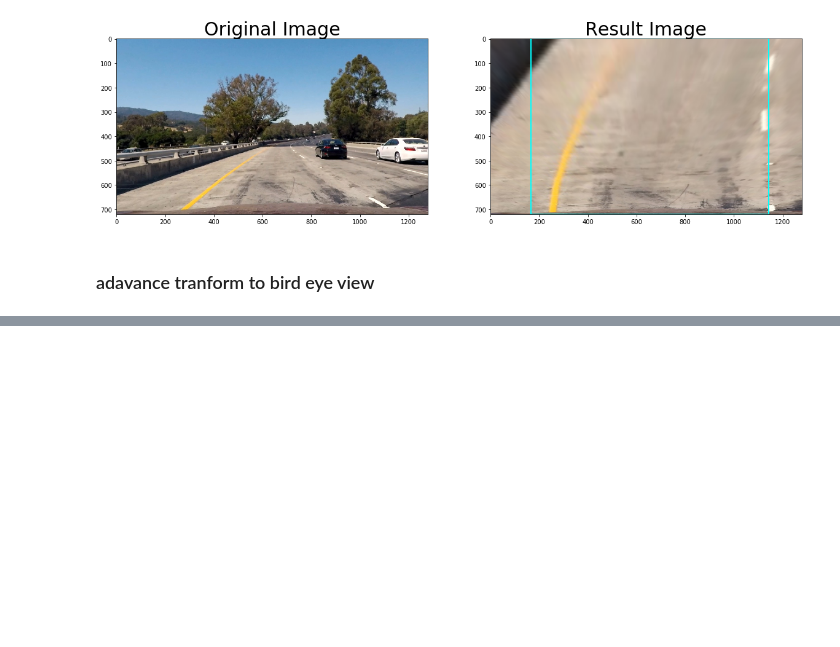
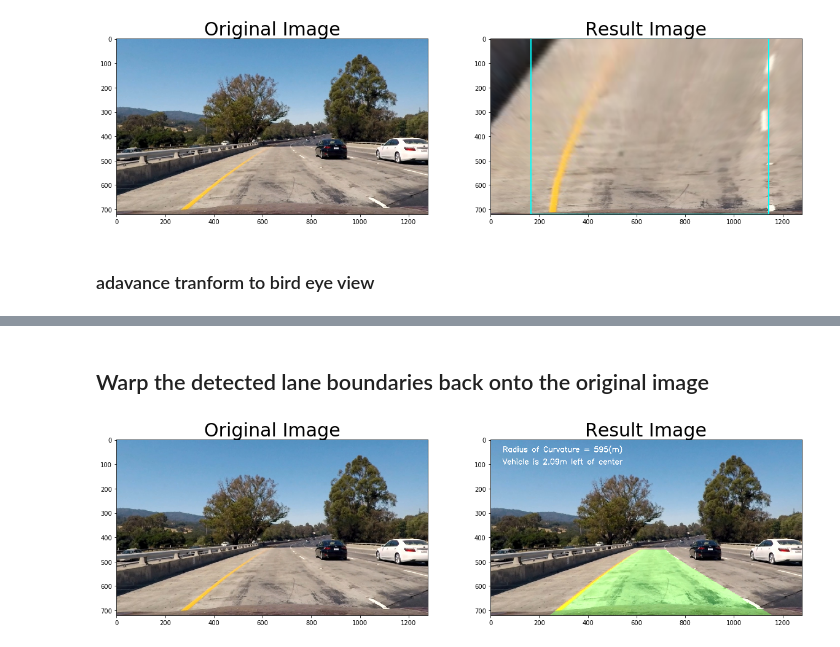
Before and after one commit to agonzale34/sdc-advanced-lane-detection, a Jupyter notebook: src/p2.ipynb, the cells around one changed output, grey strips where cells are left out. Drawn from its saved outputs; the diff is of its cells as text; code cells hidden in the pictures; blank space fills up the shorter version.

```diff
--- a/src/p2.ipynb
+++ b/src/p2.ipynb
@@ -106,0 +133,18 @@ visualize_result(img_un_dist, img_adv, gray=True, show=False)
+# %% [markdown]
+## Warp the detected lane boundaries back onto the original image
+# %%
+# 1. Un-distort the image to get better measure
+un_dist = undistort_image(image, settings.mtx, settings.dist)
+# 2. Apply the advanced transform to get the final image
+img_adv = advanced_transform(
+    un_dist, kernel_size=KERNEL_SIZE, s_thresh=S_CHANNEL_THRESH, sx_thresh=SOBEL_X_THRESH
+)
+# 3. Get the bird eye view and the invert transform matrix
+binary_warped, minv = bird_eye_transform(img_adv, settings.aoi_src, settings.bird_dst)
+# 4. Find the lane lines in the bird eye view, determine the curvature of the lane and vehicle position
+left_lane, right_line, offset = find_lane_lines_sliding_windows(binary_warped)
+# 5. Draw the lines in the un-distorted image
+result = draw_final_lines(binary_warped, minv, un_dist, left_lane, right_line, offset)
+visualize_result(img_un_dist, result, show=False)
+# %% [output]
+[figure, added]
```
Also changed, not shown: parts of 7 cells of this notebook, 12 other files.
